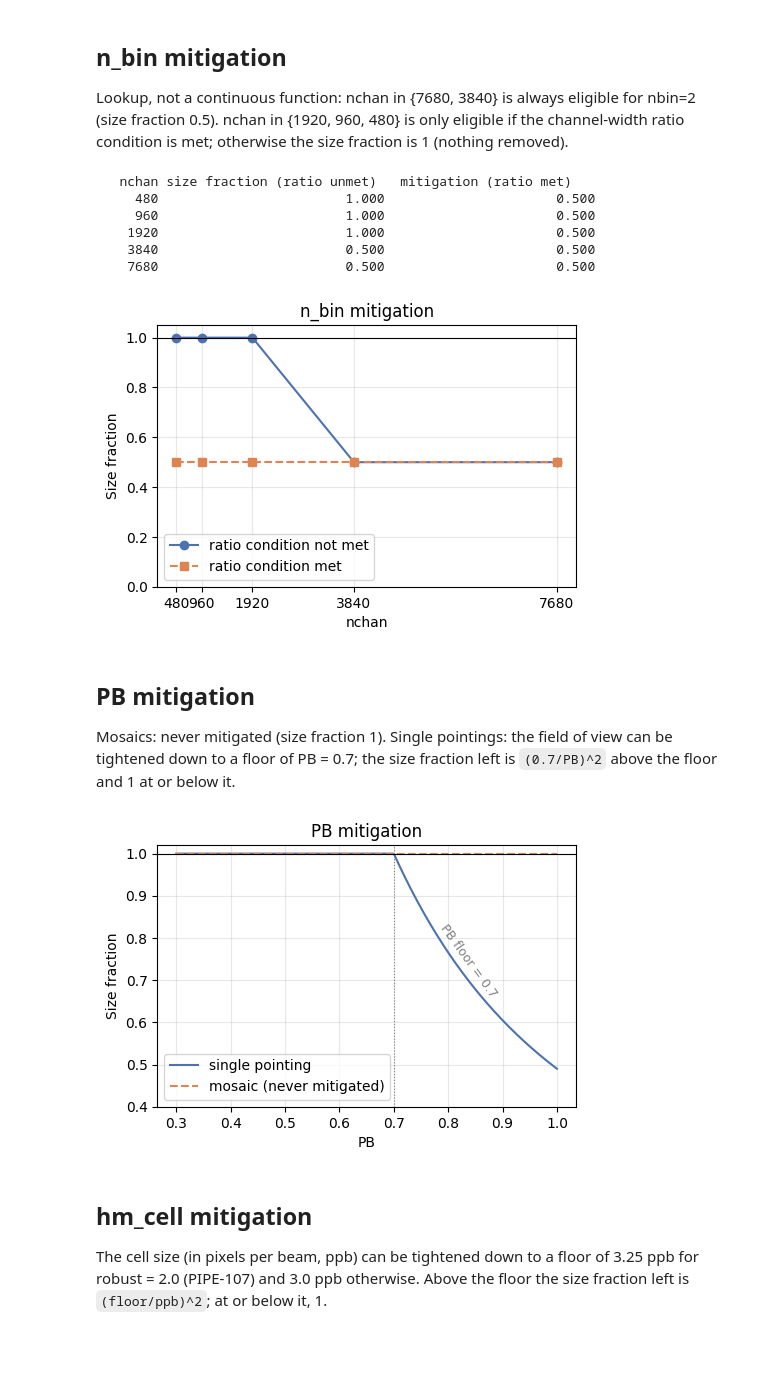
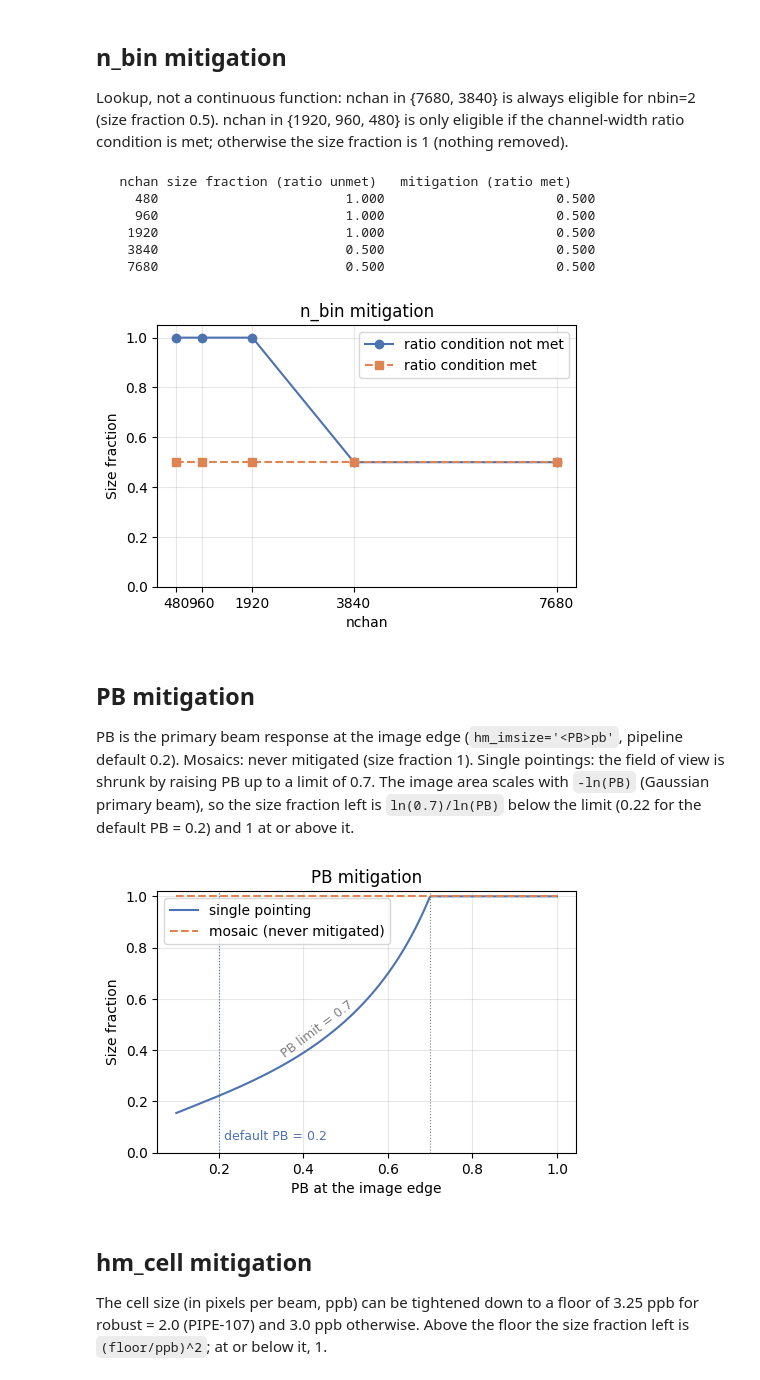
Before and after one commit to lukas-neumann-astro/alma_pipeline_smart_mitigation, a Jupyter notebook: diagnostic_plots_mitigation_sizes.ipynb, the cells around one changed output. Saved outputs shown, nothing was run; the diff lists cells and outputs as text; code cells hidden in the pictures; blank space fills up the shorter version.

Commit message:
fix PB size computation

```diff
--- a/diagnostic_plots_mitigation_sizes.ipynb
+++ b/diagnostic_plots_mitigation_sizes.ipynb
@@ -70,7 +70,6 @@ ax.set_xlabel("nchan")
 ax.set_ylabel("Size fraction")
 ax.set_title("n_bin mitigation")
 ax.set_ylim(0, 1.05)
-ax.axhline(1, color="black", linewidth=0.8)
 ax.legend()
 ax.grid(alpha=0.3)
 fig.tight_layout()
@@ -83,36 +82,39 @@ plt.show()
     1920                        1.000                      0.500
     3840                        0.500                      0.500
     7680                        0.500                      0.500
-[figure, old version]
+[figure, new version]
 # %% [markdown]
 ## PB mitigation
 
-Mosaics: never mitigated (size fraction 1). Single pointings: the field of view can be tightened down to a floor of PB = 0.7; the size fraction left is `(0.7/PB)^2` above the floor and 1 at or below it.
+PB is the primary beam response at the image edge (`hm_imsize='<PB>pb'`, pipeline default 0.2). Mosaics: never mitigated (size fraction 1). Single pointings: the field of view is shrunk by raising PB up to a limit of 0.7. The image area scales with `-ln(PB)` (Gaussian primary beam), so the size fraction left is `ln(0.7)/ln(PB)` below the limit (0.22 for the default PB = 0.2) and 1 at or above it.
 # %%
-PB_FLOOR = 0.7
+PB_LIMIT = 0.7
+PB_DEFAULT = 0.2  # pipeline default
 
-pb_values = np.linspace(0.3, 1.0, 300)
+pb_values = np.linspace(0.1, 1.0, 300)
 size_fraction_single_pointing = [size_fraction_pb(pb, is_mosaic=False) for pb in pb_values]
 size_fraction_mosaic = [size_fraction_pb(pb, is_mosaic=True) for pb in pb_values]
 
 fig, ax = plt.subplots(figsize=(5, 5/1.4))
 ax.plot(pb_values, size_fraction_single_pointing, label="single pointing", color="#4C72B0")
 ax.plot(pb_values, size_fraction_mosaic, label="mosaic (never mitigated)", color="#DD8452", linestyle="--")
-ax.axvline(PB_FLOOR, color="gray", linewidth=0.8, linestyle=":")
-ax.set_xlabel("PB")
+ax.axvline(PB_LIMIT, color="gray", linewidth=0.8, linestyle=":")
+ax.axvline(PB_DEFAULT, color="#4C72B0", linewidth=0.8, linestyle=":")
+ax.set_xlabel("PB at the image edge")
 ax.set_ylabel("Size fraction")
 ax.set_title("PB mitigation")
-ax.set_ylim(0.4, 1.02)
-ax.axhline(1, color="black", linewidth=0.8)
+ax.set_ylim(0.0, 1.02)
 ax.legend()
 ax.grid(alpha=0.3)
 fig.tight_layout()
-label_along_curve(ax, pb_values, size_fraction_single_pointing, PB_FLOOR + 0.12,
-                  f"PB floor = {PB_FLOOR}", color="gray", side=1)
+label_along_curve(ax, pb_values, size_fraction_single_pointing, 0.45,
+                  f"PB limit = {PB_LIMIT}", color="gray", side=1)
+ax.annotate(f"default PB = {PB_DEFAULT}", (PB_DEFAULT, 0.05), xytext=(4, 0), textcoords="offset points",
+            fontsize=9, color="#4C72B0")
 fig.savefig(PLOT_DIR / "pb_mitigation_sizes.png", dpi=150)
 plt.show()
 # %% [output]
-[figure, old version]
+[figure, new version]
 # %% [markdown]
 ## hm_cell mitigation
 
```
Also changed, not shown: parts of 4 cells of this notebook, 4 other files.
